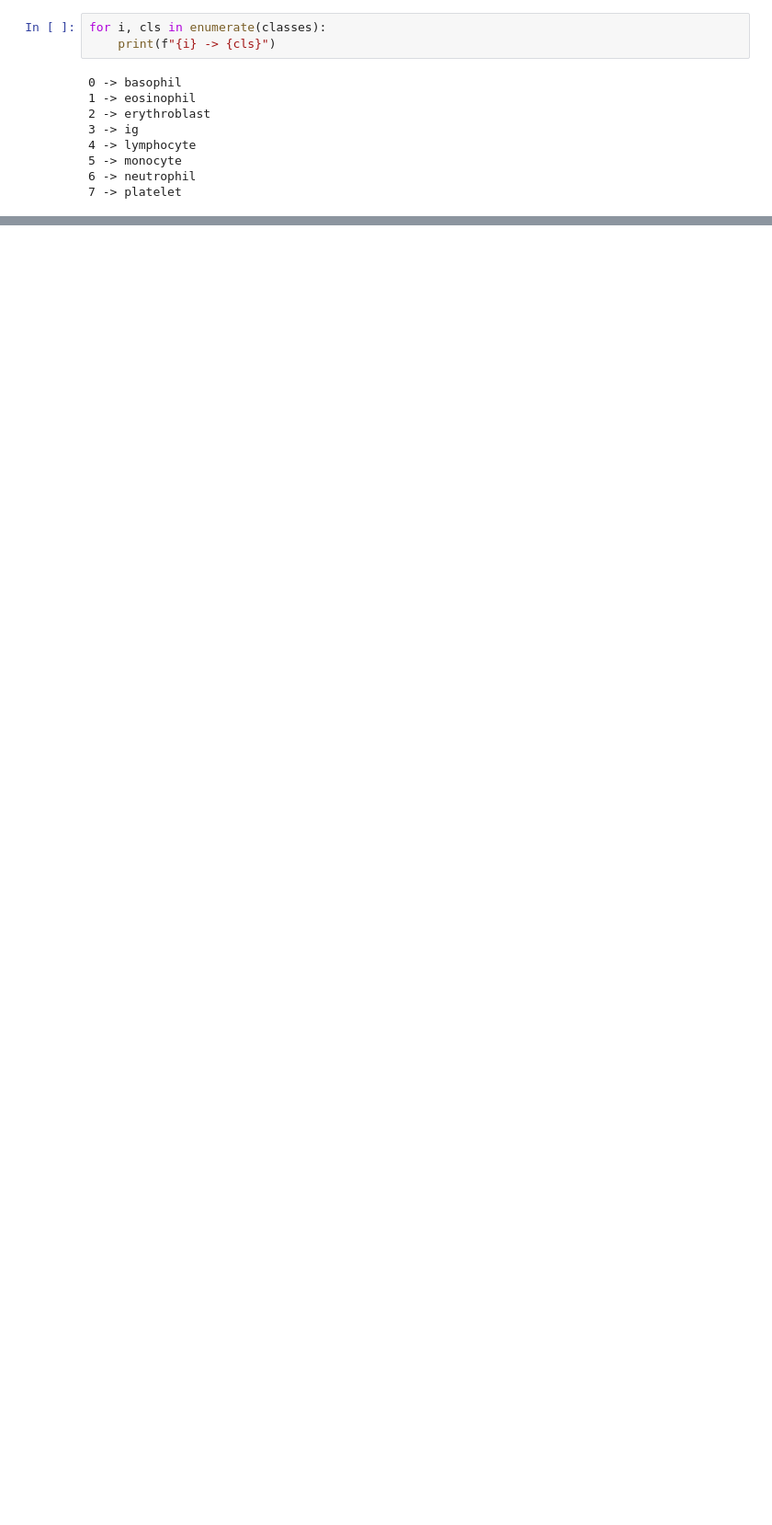
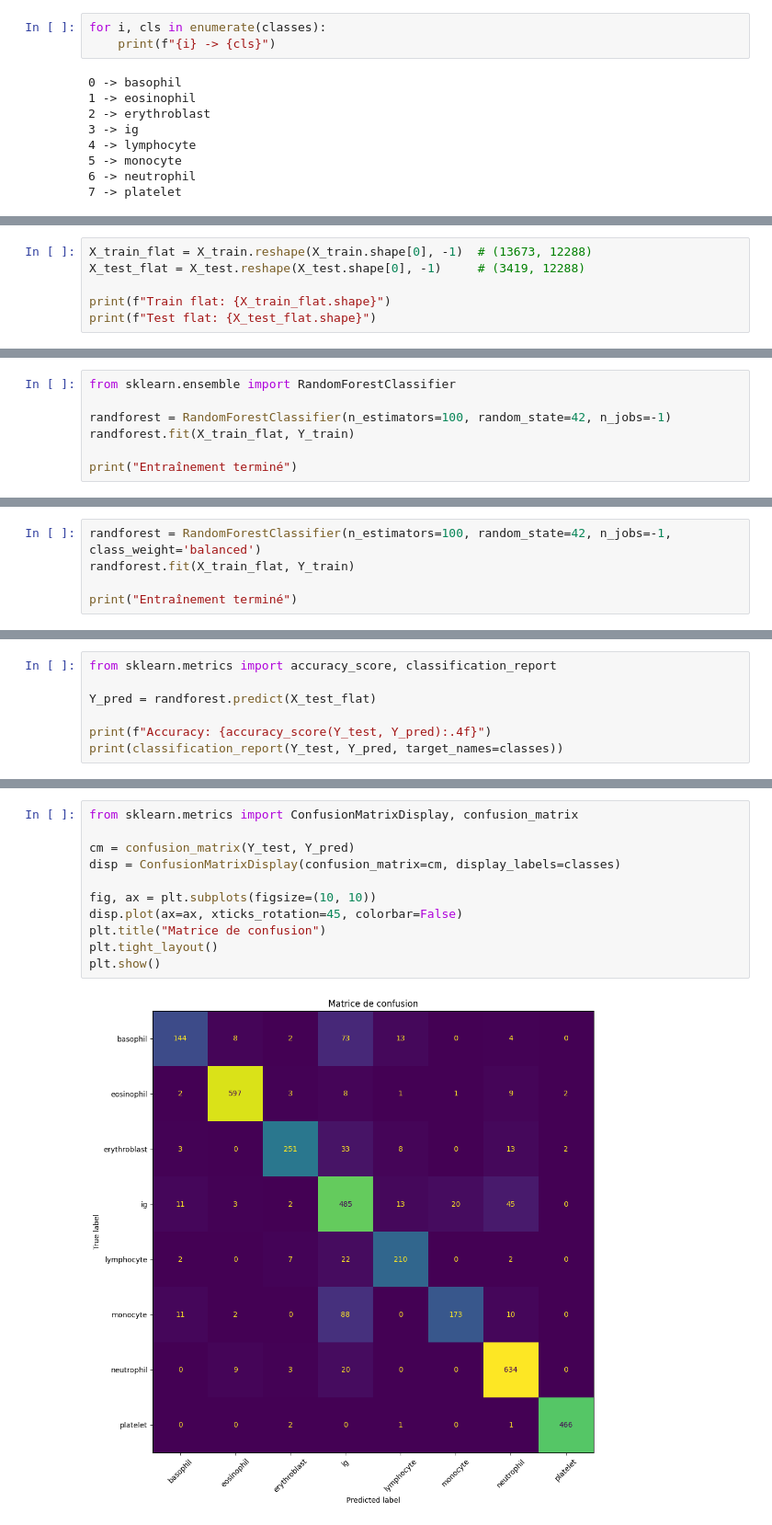
Before and after one commit to divisio74/Cvrie-supervised-and-unsupervised-study, a Jupyter notebook: medical_mnist.ipynb, the cells around one changed output, grey strips where cells are left out. Shown at 92% size. Saved outputs shown, nothing was run; the diff lists cells and outputs as text; blank space fills up the shorter version.

Commit message:
[ADD]: Hog + classifier method

```diff
--- a/medical_mnist.ipynb
+++ b/medical_mnist.ipynb
@@ -219,0 +301,6 @@ Train: (13673, 64, 64, 3), Test: (3419, 64, 64, 3)
+# %%
+X_train_flat = X_train.reshape(X_train.shape[0], -1)  # (13673, 12288)
+X_test_flat = X_test.reshape(X_test.shape[0], -1)     # (3419, 12288)
+
+print(f"Train flat: {X_train_flat.shape}")
+print(f"Test flat: {X_test_flat.shape}")
@@ -219,0 +312,7 @@ Train: (13673, 64, 64, 3), Test: (3419, 64, 64, 3)
+# %%
+from sklearn.ensemble import RandomForestClassifier
+
+randforest = RandomForestClassifier(n_estimators=100, random_state=42, n_jobs=-1)
+randforest.fit(X_train_flat, Y_train)
+
+print("Entraînement terminé")
@@ -219,0 +358,5 @@ Train: (13673, 64, 64, 3), Test: (3419, 64, 64, 3)
+# %%
+randforest = RandomForestClassifier(n_estimators=100, random_state=42, n_jobs=-1, class_weight='balanced')
+randforest.fit(X_train_flat, Y_train)
+
+print("Entraînement terminé")
@@ -219,0 +365,7 @@ Train: (13673, 64, 64, 3), Test: (3419, 64, 64, 3)
+# %%
+from sklearn.metrics import accuracy_score, classification_report
+
+Y_pred = randforest.predict(X_test_flat)
+
+print(f"Accuracy: {accuracy_score(Y_test, Y_pred):.4f}")
+print(classification_report(Y_test, Y_pred, target_names=classes))
@@ -219,0 +495,13 @@ Train: (13673, 64, 64, 3), Test: (3419, 64, 64, 3)
+# %%
+from sklearn.metrics import ConfusionMatrixDisplay, confusion_matrix
+
+cm = confusion_matrix(Y_test, Y_pred)
+disp = ConfusionMatrixDisplay(confusion_matrix=cm, display_labels=classes)
+
+fig, ax = plt.subplots(figsize=(10, 10))
+disp.plot(ax=ax, xticks_rotation=45, colorbar=False)
+plt.title("Matrice de confusion")
+plt.tight_layout()
+plt.show()
+# %% [output]
+[figure, added]
```
Also changed, not shown: parts of 56 cells of this notebook.
